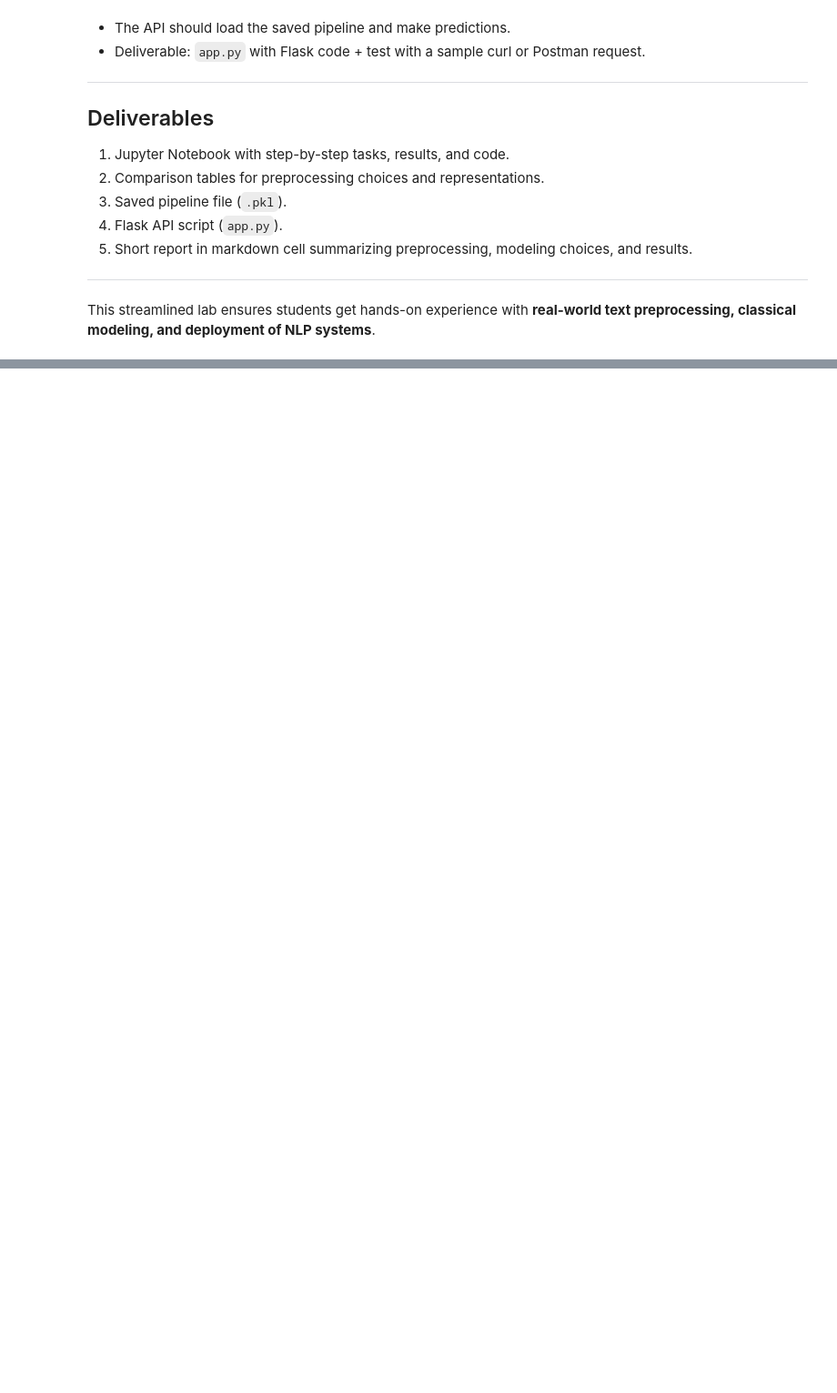
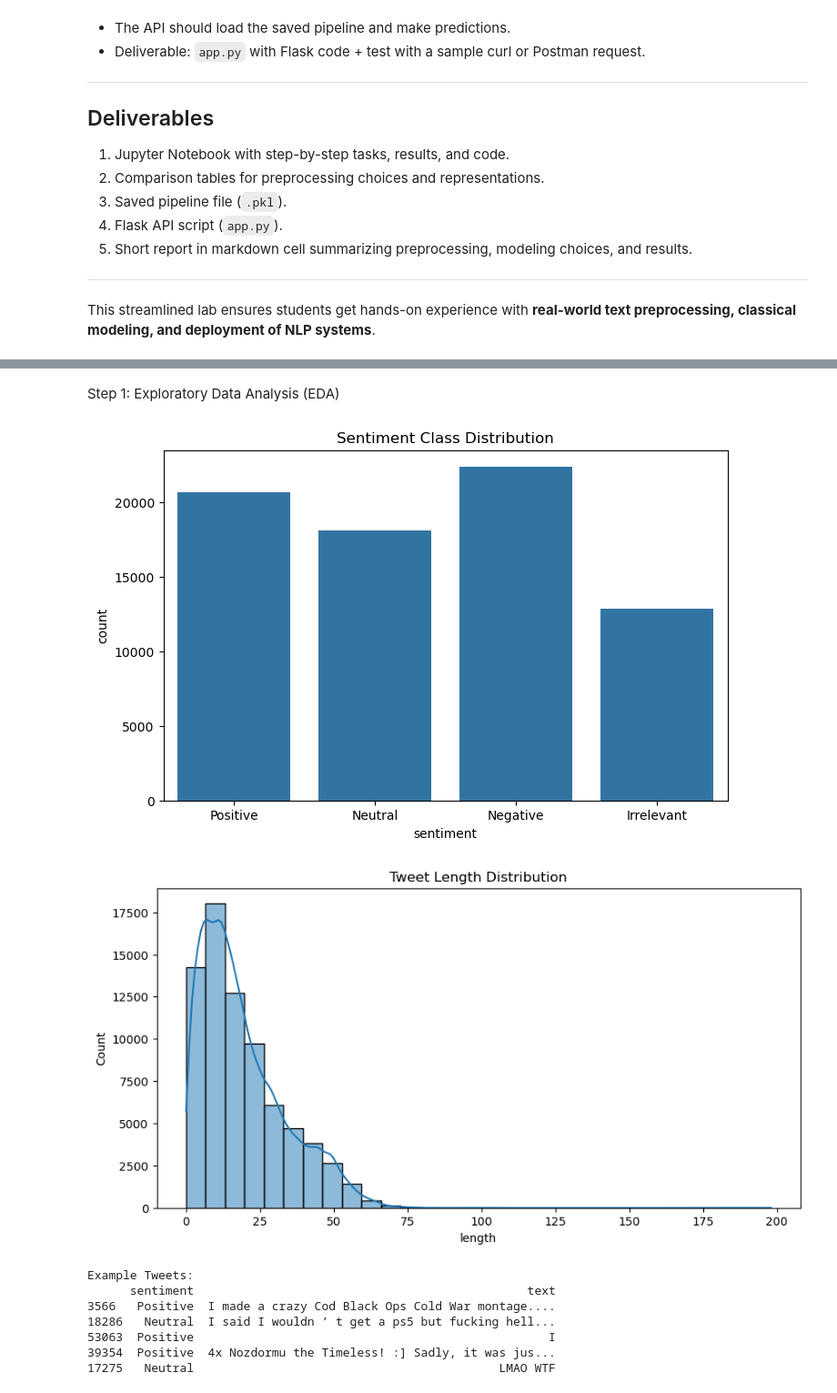
Before and after one commit to YousefM1911/DEPI, a Jupyter notebook: NLP_task.ipynb, the cells around one changed output, grey strips where cells are left out. Shown at 91% size. Drawn from its saved outputs; the diff is of its cells as text; code cells hidden in the pictures; blank space fills up the shorter version.

```diff
--- a/NLP_task.ipynb
+++ b/NLP_task.ipynb
@@ -223,0 +112,40 @@ Training set: (1600000, 6)
+# %% [markdown]
+Step 1: Exploratory Data Analysis (EDA)
+# %%
+import pandas as pd
+import matplotlib.pyplot as plt
+import seaborn as sns
+
+# Load dataset (No headers in the file, so we assign names)
+columns = ['id', 'entity', 'sentiment', 'text']
+df = pd.read_csv('twitter_training.csv', header=None, names=columns)
+
+# Drop missing values
+df = df.dropna(subset=['text'])
+
+# 1. Class Distribution
+plt.figure(figsize=(8, 5))
+sns.countplot(x='sentiment', data=df)
+plt.title('Sentiment Class Distribution')
+plt.show()
+
+# 2. Tweet Length Histogram
+df['length'] = df['text'].apply(lambda x: len(str(x).split()))
+plt.figure(figsize=(10, 5))
+sns.histplot(df['length'], bins=30, kde=True)
+plt.title('Tweet Length Distribution')
+plt.show()
+
+# 3. Sample Tweets
+print("Example Tweets:")
+print(df[['sentiment', 'text']].sample(5))
+# %% [output]
+[figure, added]
+[figure, added]
+Example Tweets:
+      sentiment                                               text
+3566   Positive  I made a crazy Cod Black Ops Cold War montage....
+18286   Neutral  I said I wouldn ’ t get a ps5 but fucking hell...
+53063  Positive                                                  I
+39354  Positive  4x Nozdormu the Timeless! :] Sadly, it was jus...
+17275   Neutral                                           LMAO WTF
```
Also changed, not shown: parts of 15 cells of this notebook, 4 other files.
